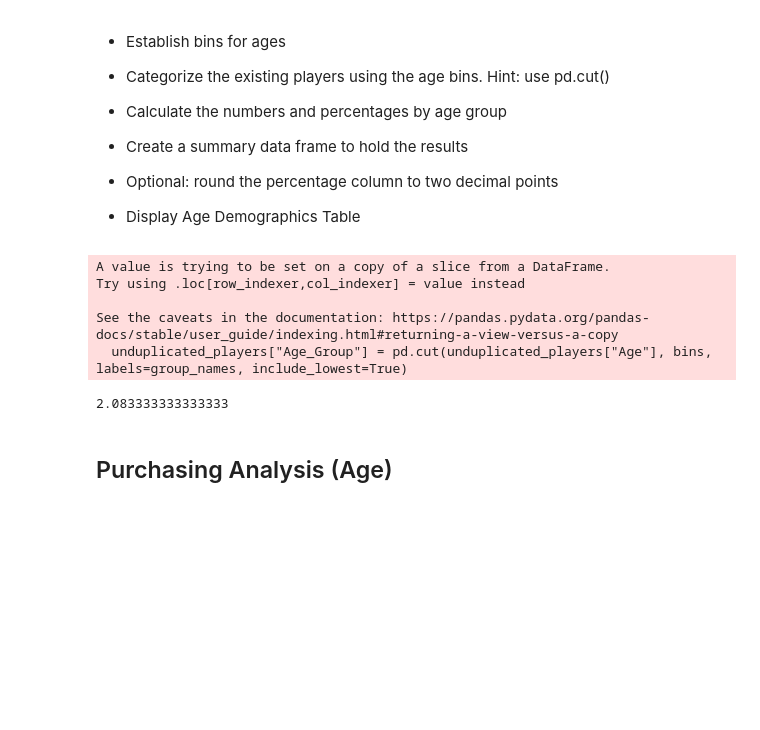
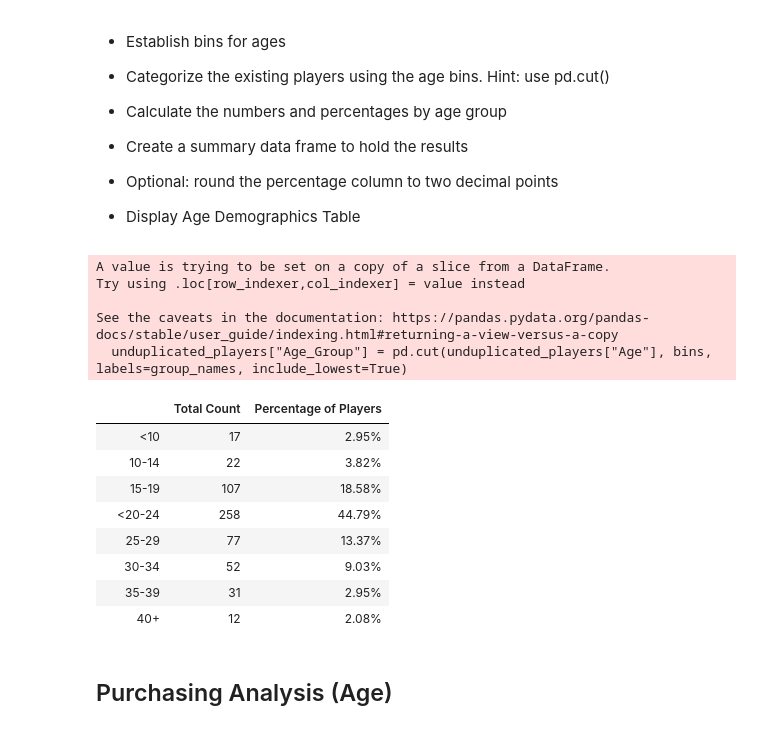
Before and after one commit to jessches5/pandas-challenge, a Jupyter notebook: HeroesOfPymoli/HeroesOfPymoli_starter.ipynb, the cells around one changed output. Drawn from its saved outputs; the diff is of its cells as text; code cells hidden in the pictures; blank space fills up the shorter version.

Commit message:
age group count and percentage summary table

```diff
--- a/HeroesOfPymoli/HeroesOfPymoli_starter.ipynb
+++ b/HeroesOfPymoli/HeroesOfPymoli_starter.ipynb
@@ -272,34 +272,79 @@ mature_players
 
 youth_percent = (youth_players / total_un_players) * 100
 youth_percent
 
 tween_percent = (tween_players / total_un_players) * 100
 tween_percent
 
 teen_percent = (teen_players / total_un_players) * 100
 teen_percent
 
 early_twenties_percent = (early_twenties_players / total_un_players) * 100
 early_twenties_percent
 
 late_twenties_percent = (late_twenties_players / total_un_players) * 100
 late_twenties_percent
 
 early_thirties_percent = (early_thirties_players / total_un_players) * 100
 early_thirties_percent
 
 late_thirties_percent = (late_thirties_players / total_un_players) * 100
 late_thirties_percent
 
 mature_percent = (mature_players / total_un_players) * 100
 mature_percent
+
+age_group_df = pd.DataFrame([{"": "<10",
+                           "Total Count": youth_players,
+                           "Percentage of Players": youth_percent,
+                            },
+                            {"": "10-14",
+                           "Total Count": tween_players,
+                           "Percentage of Players": tween_percent,
+                            },
+                            {"": "15-19",
+                           "Total Count": teen_players,
+                           "Percentage of Players": teen_percent,
+                            },
+                            {"": "<20-24",
+                           "Total Count": early_twenties_players,
+                           "Percentage of Players": early_twenties_percent,
+                            },
+                             {"": "25-29",
+                           "Total Count": late_twenties_players,
+                           "Percentage of Players": late_twenties_percent,
+                            },
+                            {"": "30-34",
+                           "Total Count": early_thirties_players,
+                           "Percentage of Players": early_thirties_percent,
+                            },
+                            {"": "35-39",
+                           "Total Count": late_thirties_players,
+                           "Percentage of Players": youth_percent,
+                            },
+                             {"": "40+",
+                           "Total Count": mature_players,
+                           "Percentage of Players": mature_percent,
+                            }
+                          ], index=['','','','','','','',''])
+
+age_group_df["Percentage of Players"] = age_group_df["Percentage of Players"].map("{:,.2f}".format).astype(str) + '%'
+age_group_df
 # %% [output]
 A value is trying to be set on a copy of a slice from a DataFrame.
 Try using .loc[row_indexer,col_indexer] = value instead
 
 See the caveats in the documentation: https://pandas.pydata.org/pandas-docs/stable/user_guide/indexing.html#returning-a-view-versus-a-copy
   unduplicated_players["Age_Group"] = pd.cut(unduplicated_players["Age"], bins, labels=group_names, include_lowest=True)
-2.083333333333333
+|  |  | Total Count | Percentage of Players |
+|  | <10 | 17 | 2.95% |
+|  | 10-14 | 22 | 3.82% |
+|  | 15-19 | 107 | 18.58% |
+|  | <20-24 | 258 | 44.79% |
+|  | 25-29 | 77 | 13.37% |
+|  | 30-34 | 52 | 9.03% |
+|  | 35-39 | 31 | 2.95% |
+|  | 40+ | 12 | 2.08% |
 # %% [markdown]
 ## Purchasing Analysis (Age)
 # %% [markdown]
```
